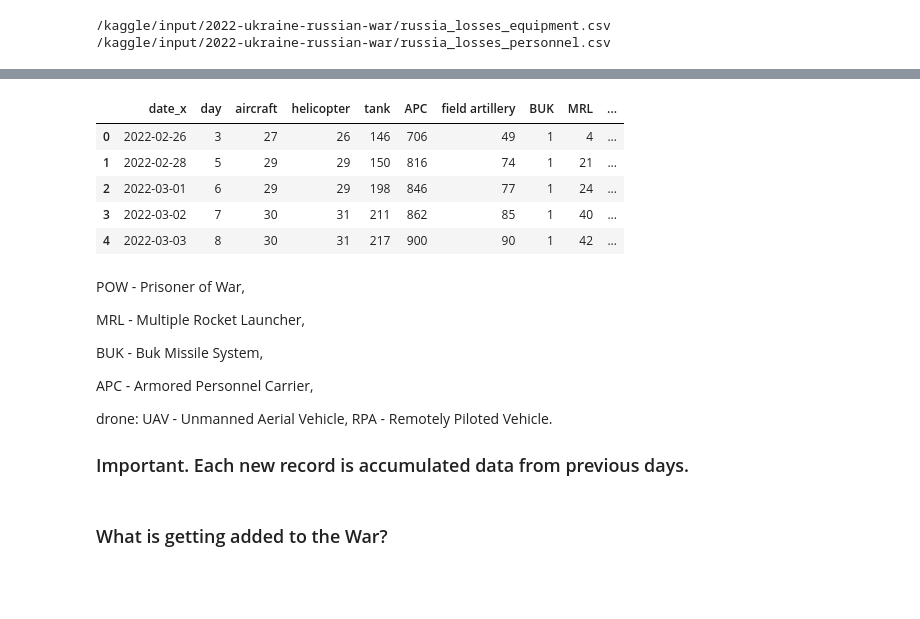
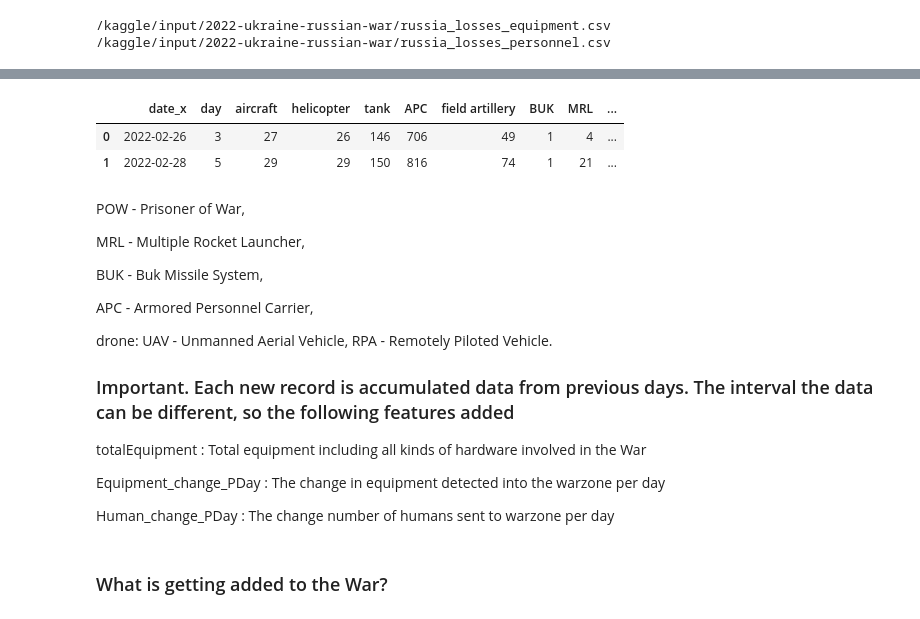
Before and after one commit to Kamalabot/DataVisualisations, a Jupyter notebook: mannmachines-of-war.ipynb, the cells around one changed output, grey strips where cells are left out. Saved outputs shown, nothing was run; the diff lists cells and outputs as text; code cells hidden in the pictures; blank space fills up the shorter version.

```diff
--- a/mannmachines-of-war.ipynb
+++ b/mannmachines-of-war.ipynb
@@ -82,11 +88,3 @@ memory usage: 320.0+ bytes
 manNmachine = pd.merge(left=equipment,right=personnel,left_on='day',right_on='day',how='left')
 
 manNmachine.drop('date_y',axis=1,inplace=True)
-manNmachine.head()
-# %% [output]
-|  | date_x | day | aircraft | helicopter | tank | APC | field artillery | BUK | MRL | ... |
-| 0 | 2022-02-26 | 3 | 27 | 26 | 146 | 706 | 49 | 1 | 4 | ... |
-| 1 | 2022-02-28 | 5 | 29 | 29 | 150 | 816 | 74 | 1 | 21 | ... |
-| 2 | 2022-03-01 | 6 | 29 | 29 | 198 | 846 | 77 | 1 | 24 | ... |
-| 3 | 2022-03-02 | 7 | 30 | 31 | 211 | 862 | 85 | 1 | 40 | ... |
-| 4 | 2022-03-03 | 8 | 30 | 31 | 217 | 900 | 90 | 1 | 42 | ... |
@@ -95,3 +103,9 @@ manNmachine['totalEquipment'] = manNmachine.iloc[:,3:-2].sum(axis=1)
+# %%
+manNmachine.head(2)
+# %% [output]
+|  | date_x | day | aircraft | helicopter | tank | APC | field artillery | BUK | MRL | ... |
+| 0 | 2022-02-26 | 3 | 27 | 26 | 146 | 706 | 49 | 1 | 4 | ... |
+| 1 | 2022-02-28 | 5 | 29 | 29 | 150 | 816 | 74 | 1 | 21 | ... |
 # %% [markdown]
 POW - Prisoner of War,
 
@@ -103,7 +117,13 @@ APC - Armored Personnel Carrier,
 
 drone: UAV - Unmanned Aerial Vehicle, RPA - Remotely Piloted Vehicle.
 
-### Important. Each new record is accumulated data from previous days.
+### Important. Each new record is accumulated data from previous days. The interval the data can be different, so the following features added
+
+totalEquipment : Total equipment including all kinds of hardware involved in the War
+
+Equipment_change_PDay : The change in equipment detected into the warzone per day
+
+Human_change_PDay : The change number of humans sent to warzone per day
 # %% [markdown]
 ### What is getting added to the War?
 # %%
```
Also changed, not shown: parts of 15 cells of this notebook.
